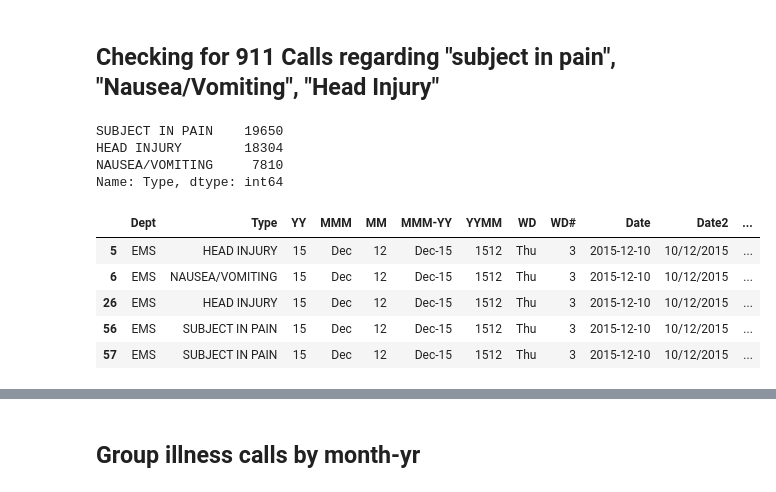
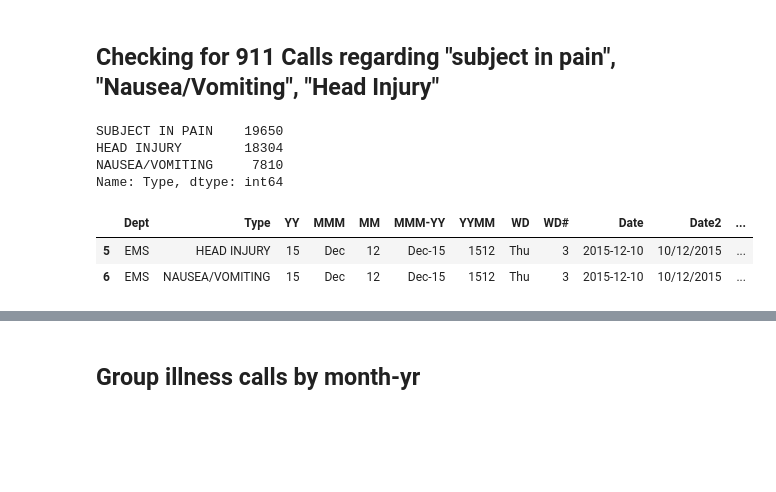
Before and after one commit to ClodettaV/Team_challenge_1, a Jupyter notebook: Dans_Part.ipynb, the cells around one changed output, grey strips where cells are left out. Drawn from its saved outputs; the diff is of its cells as text; code cells hidden in the pictures; blank space fills up the shorter version.

```diff
--- a/Dans_Part.ipynb
+++ b/Dans_Part.ipynb
@@ -164,20 +142,17 @@ Clean_911_df.head()
 # %%
  illness_calls_df=Clean_911_df.copy()
 
 # filter for traffic as cat 1
 illness_calls_df=illness_calls_df.loc[(illness_calls_df["Type"]=="NAUSEA/VOMITING")|(illness_calls_df["Type"]=="HEAD INJURY")|(illness_calls_df["Type"]=="SUBJECT IN PAIN")]
 print(illness_calls_df["Type"].value_counts())
-illness_calls_df.head()
+illness_calls_df.head(2)
 # %% [output]
 SUBJECT IN PAIN    19650
 HEAD INJURY        18304
 NAUSEA/VOMITING     7810
 Name: Type, dtype: int64
 |  | Dept | Type | YY | MMM | MM | MMM-YY | YYMM | WD | WD# | Date | Date2 | ... |
 | 5 | EMS | HEAD INJURY | 15 | Dec | 12 | Dec-15 | 1512 | Thu | 3 | 2015-12-10 | 10/12/2015 | ... |
 | 6 | EMS | NAUSEA/VOMITING | 15 | Dec | 12 | Dec-15 | 1512 | Thu | 3 | 2015-12-10 | 10/12/2015 | ... |
-| 26 | EMS | HEAD INJURY | 15 | Dec | 12 | Dec-15 | 1512 | Thu | 3 | 2015-12-10 | 10/12/2015 | ... |
-| 56 | EMS | SUBJECT IN PAIN | 15 | Dec | 12 | Dec-15 | 1512 | Thu | 3 | 2015-12-10 | 10/12/2015 | ... |
-| 57 | EMS | SUBJECT IN PAIN | 15 | Dec | 12 | Dec-15 | 1512 | Thu | 3 | 2015-12-10 | 10/12/2015 | ... |
 # %%
 # drop useless columns
```
Also changed, not shown: parts of 43 cells of this notebook.
